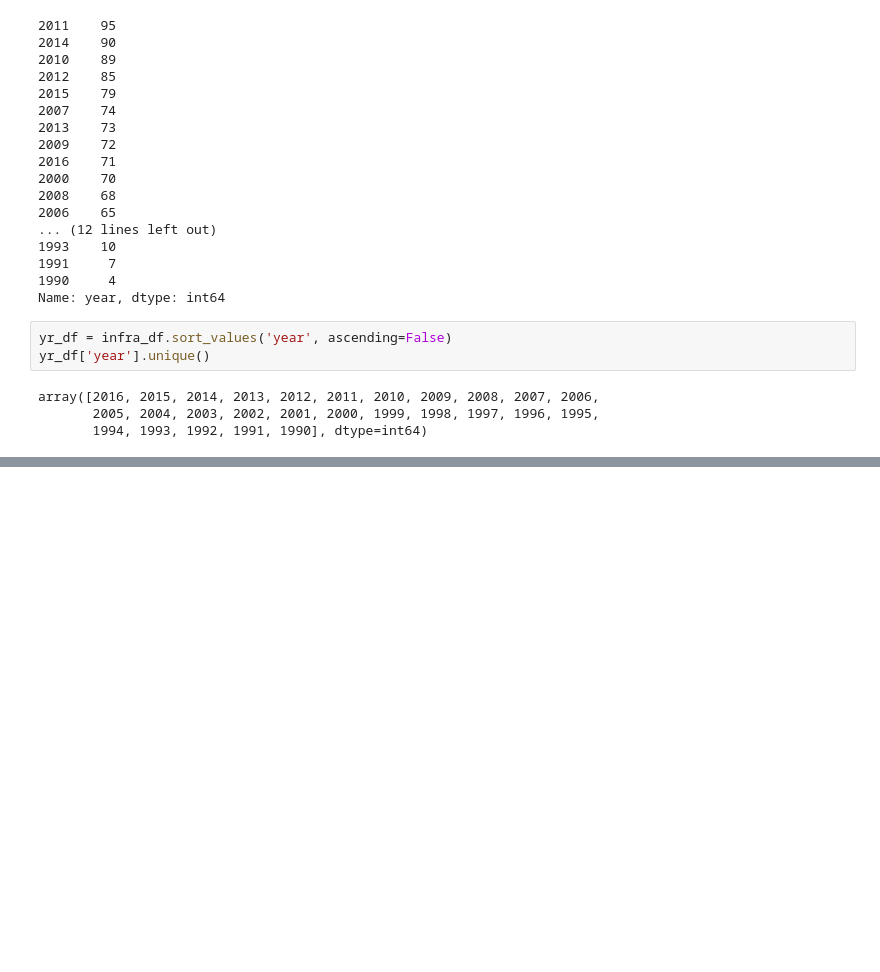
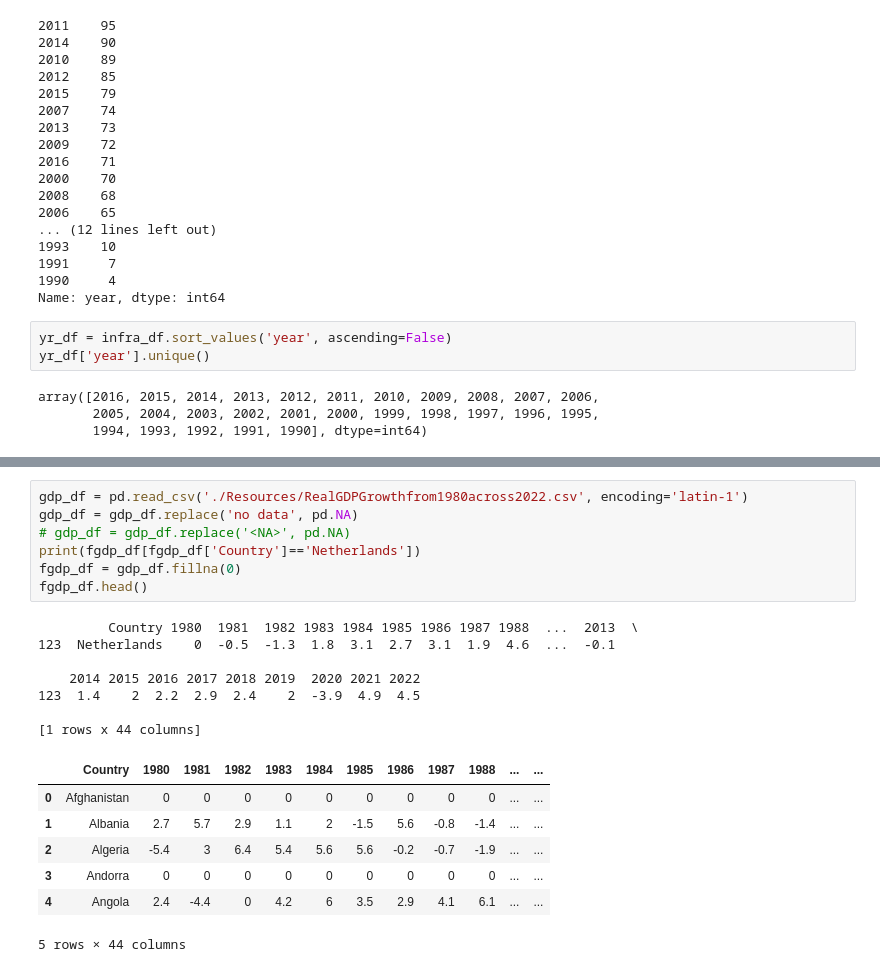
Before and after one commit to cburgyan/project1_happiness, a Jupyter notebook: pro1_happiness.ipynb, the cells around one changed output, grey strips where cells are left out. Saved outputs shown, nothing was run; the diff lists cells and outputs as text; blank space fills up the shorter version.

```diff
--- a/pro1_happiness.ipynb
+++ b/pro1_happiness.ipynb
@@ -569,0 +912,22 @@ plt.legend
+# %%
+gdp_df = pd.read_csv('./Resources/RealGDPGrowthfrom1980across2022.csv', encoding='latin-1')
+gdp_df = gdp_df.replace('no data', pd.NA)
+# gdp_df = gdp_df.replace('<NA>', pd.NA)
+print(fgdp_df[fgdp_df['Country']=='Netherlands'])
+fgdp_df = gdp_df.fillna(0)
+fgdp_df.head()
+# %% [output]
+         Country 1980  1981  1982 1983 1984 1985 1986 1987 1988  ...  2013  \
+123  Netherlands    0  -0.5  -1.3  1.8  3.1  2.7  3.1  1.9  4.6  ...  -0.1
+
+    2014 2015 2016 2017 2018 2019  2020 2021 2022
+123  1.4    2  2.2  2.9  2.4    2  -3.9  4.9  4.5
+
+[1 rows x 44 columns]
+|  | Country | 1980 | 1981 | 1982 | 1983 | 1984 | 1985 | 1986 | 1987 | 1988 | ... | ... |
+| 0 | Afghanistan | 0 | 0 | 0 | 0 | 0 | 0 | 0 | 0 | 0 | ... | ... |
+| 1 | Albania | 2.7 | 5.7 | 2.9 | 1.1 | 2 | -1.5 | 5.6 | -0.8 | -1.4 | ... | ... |
+| 2 | Algeria | -5.4 | 3 | 6.4 | 5.4 | 5.6 | 5.6 | -0.2 | -0.7 | -1.9 | ... | ... |
+| 3 | Andorra | 0 | 0 | 0 | 0 | 0 | 0 | 0 | 0 | 0 | ... | ... |
+| 4 | Angola | 2.4 | -4.4 | 0 | 4.2 | 6 | 3.5 | 2.9 | 4.1 | 6.1 | ... | ... |
+5 rows × 44 columns
```
Also changed, not shown: parts of 34 cells of this notebook, 1 other file.
